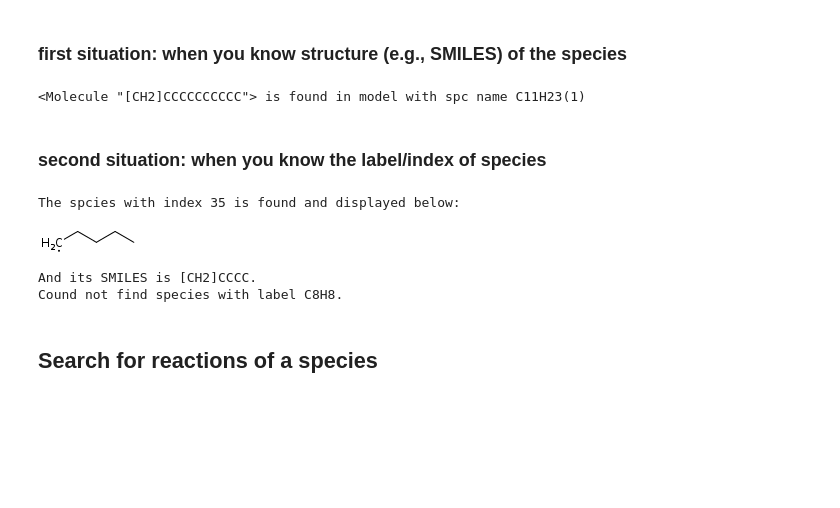
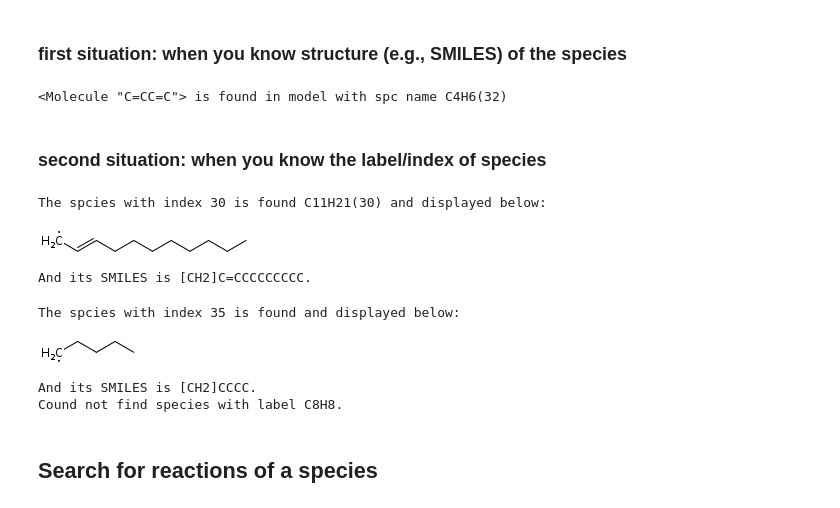
Before and after one commit to KEHANG/rmg_wiki, a Jupyter notebook: tools/rmg_qa/does_species_exist_in_model.ipynb, the cells around one changed output. Saved outputs shown, nothing was run; the diff lists cells and outputs as text; code cells hidden in the pictures; blank space fills up the shorter version.

Commit message:
seperated species index search and label search

```diff
--- a/tools/rmg_qa/does_species_exist_in_model.ipynb
+++ b/tools/rmg_qa/does_species_exist_in_model.ipynb
@@ -24,7 +24,7 @@ from rmgpy.chemkin import loadChemkinFile, getSpeciesIdentifier
 from rmgpy.molecule.molecule import Molecule
 from rmgpy.molecule.draw import MoleculeDrawer
 
-mech = 'pdd_scratch_add16'
+mech = 'pdd_scratch_add18'
 path = os.path.abspath('./')
 chemkinPath= path + '/data/' + mech + '/chem.inp'
 dictionaryPath = path + '/data/' + mech + '/species_dictionary.txt'
@@ -59,3 +57,5 @@ species_target = '[CH2]CCCCCCCCCC'
+# %%
+species_target = 'C=CC=C'
 # %%
 # search the target species in model
 mol_tgt = Molecule().fromSMILES(species_target)
@@ -65,6 +65,6 @@ for spc in species_list:
         print '{} is found in model with spc name {}'.format(mol_tgt, getSpeciesIdentifier(spc))
         break
 # %% [output]
-<Molecule "[CH2]CCCCCCCCCC"> is found in model with spc name C11H23(1)
+<Molecule "C=CC=C"> is found in model with spc name C4H6(32)
 # %% [markdown]
 ### second situation: when you know the label/index of species
@@ -74,27 +71,33 @@ target_spc_label = 'C8H8'
 # %%
+target_spc_index = 30
 from IPython.display import display as disp
 for spc in species_list:
     if spc.index == target_spc_index:
-        print "The spcies with index {} is found and displayed below:".format(target_spc_index)
+        print "The spcies with index {} is found {} and displayed below:".format(target_spc_index, getSpeciesIdentifier(spc))
         disp(spc)
         print "And its SMILES is {}.".format(spc.molecule[0].toSMILES())
         break
 else:
     print "Cound not find species with index {}.".format(target_spc_index)
-
-for spc in species_list:
-    if spc.label == target_spc_label:
-        print "The spcies with label {} is found and displayed below:".format(target_spc_label)
-        disp(spc)
-        print "And its SMILES is {}.".format(spc.molecule[0].toSMILES())
-        break
-else:
-    print "Cound not find species with label {}.".format(target_spc_label)
 # %% [output]
-The spcies with index 35 is found and displayed below:
+The spcies with index 30 is found C11H21(30) and displayed below:
-[figure, old version]
+[figure, new version]
-And its SMILES is [CH2]CCCC.
-Cound not find species with label C8H8.
+And its SMILES is [CH2]C=CCCCCCCCC.
+# %%
+target_spc_label = 'C8H8'
+for spc in species_list:
+    if spc.label == target_spc_label:
+        print "The spcies with label {} is found and displayed below:".format(target_spc_label)
+        disp(spc)
+        print "And its SMILES is {}.".format(spc.molecule[0].toSMILES())
+        break
+else:
+    print "Cound not find species with label {}.".format(target_spc_label)
+# %% [output]
+The spcies with index 35 is found and displayed below:
+[figure, added]
+And its SMILES is [CH2]CCCC.
+Cound not find species with label C8H8.
 # %% [markdown]
 ## Search for reactions of a species
 # %%
```
Also changed, not shown: parts of 3 cells of this notebook.
